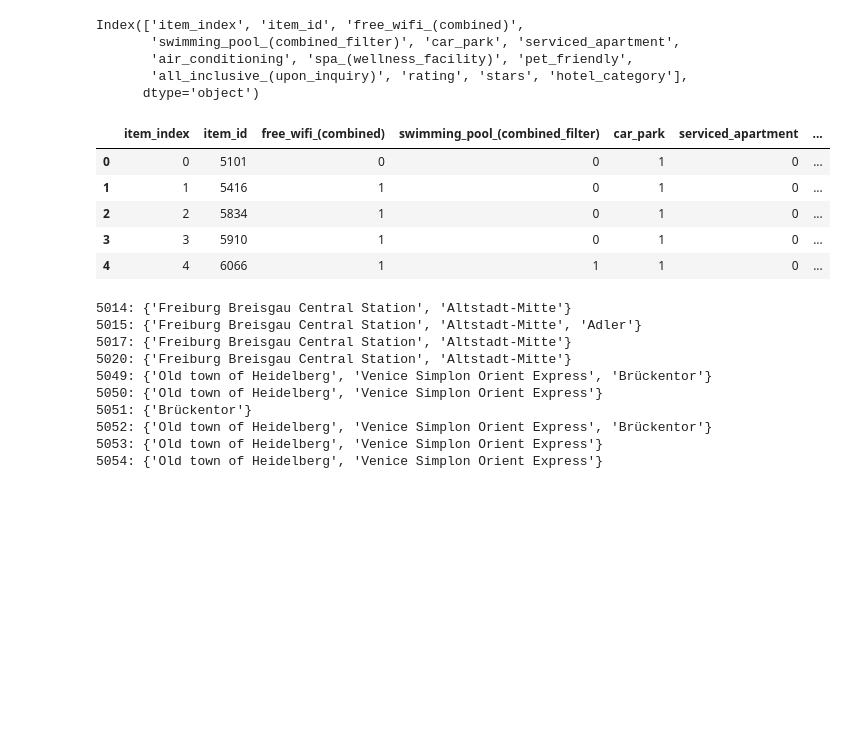
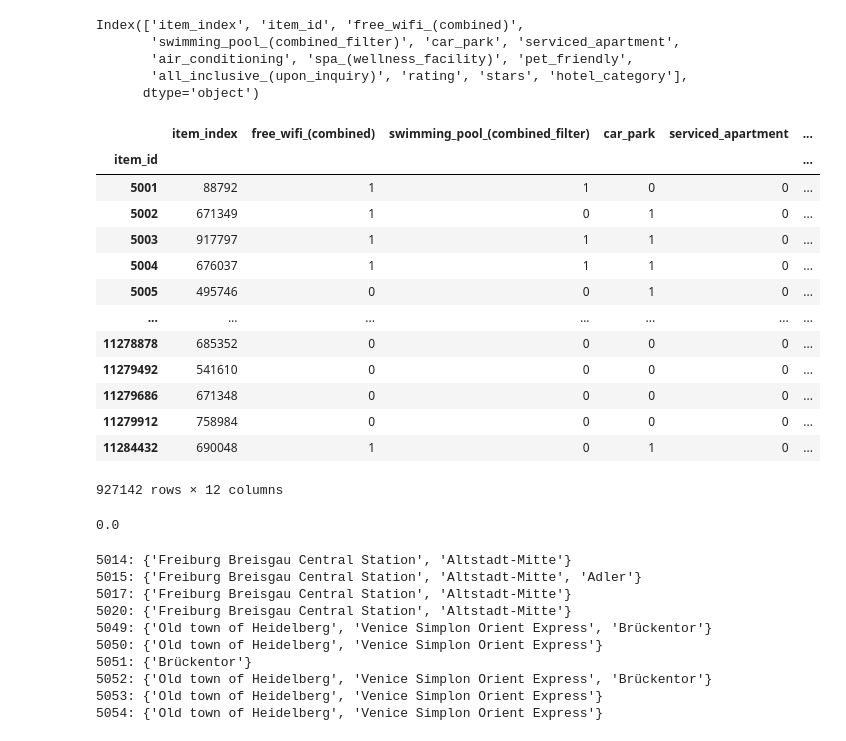
Before and after one commit to emekgozluklu/recsys2019-solution, a Jupyter notebook: files_contents.ipynb, the cells around one changed output. Drawn from its saved outputs; the diff is of its cells as text; code cells hidden in the pictures; blank space fills up the shorter version.

```diff
--- a/files_contents.ipynb
+++ b/files_contents.ipynb
@@ -28,23 +28,38 @@ del events
 # %%
 # item_dense_features
 
 item_dense = pd.read_csv(os.path.join("data","item_dense_features.csv"), index_col=0)
 
 print(item_dense.columns)
 
-item_dense.head()
+item_dense[item_dense["item_id"] == 5001]
+
+item_dense.set_index("item_id").sort_index()
 # %% [output]
 Index(['item_index', 'item_id', 'free_wifi_(combined)',
        'swimming_pool_(combined_filter)', 'car_park', 'serviced_apartment',
        'air_conditioning', 'spa_(wellness_facility)', 'pet_friendly',
        'all_inclusive_(upon_inquiry)', 'rating', 'stars', 'hotel_category'],
       dtype='object')
-|  | item_index | item_id | free_wifi_(combined) | swimming_pool_(combined_filter) | car_park | serviced_apartment | ... |
-| 0 | 0 | 5101 | 0 | 0 | 1 | 0 | ... |
-| 1 | 1 | 5416 | 1 | 0 | 1 | 0 | ... |
-| 2 | 2 | 5834 | 1 | 0 | 1 | 0 | ... |
-| 3 | 3 | 5910 | 1 | 0 | 1 | 0 | ... |
-| 4 | 4 | 6066 | 1 | 1 | 1 | 0 | ... |
+|  | item_index | free_wifi_(combined) | swimming_pool_(combined_filter) | car_park | serviced_apartment | ... |
+| item_id |  |  |  |  |  | ... |
+| 5001 | 88792 | 1 | 1 | 0 | 0 | ... |
+| 5002 | 671349 | 1 | 0 | 1 | 0 | ... |
+| 5003 | 917797 | 1 | 1 | 1 | 0 | ... |
+| 5004 | 676037 | 1 | 1 | 1 | 0 | ... |
+| 5005 | 495746 | 0 | 0 | 1 | 0 | ... |
+| ... | ... | ... | ... | ... | ... | ... |
+| 11278878 | 685352 | 0 | 0 | 0 | 0 | ... |
+| 11279492 | 541610 | 0 | 0 | 0 | 0 | ... |
+| 11279686 | 671348 | 0 | 0 | 0 | 0 | ... |
+| 11279912 | 758984 | 0 | 0 | 0 | 0 | ... |
+| 11284432 | 690048 | 1 | 0 | 1 | 0 | ... |
+927142 rows × 12 columns
+# %%
+sbr_map = joblib.load(os.path.join("data", "item_sort_by_rating_stats.joblib"))
+sbr_map[5005]
+# %% [output]
+0.0
 # %%
 del item_dense
 # %%
```
Also changed, not shown: parts of 41 cells of this notebook, 36 other files.
